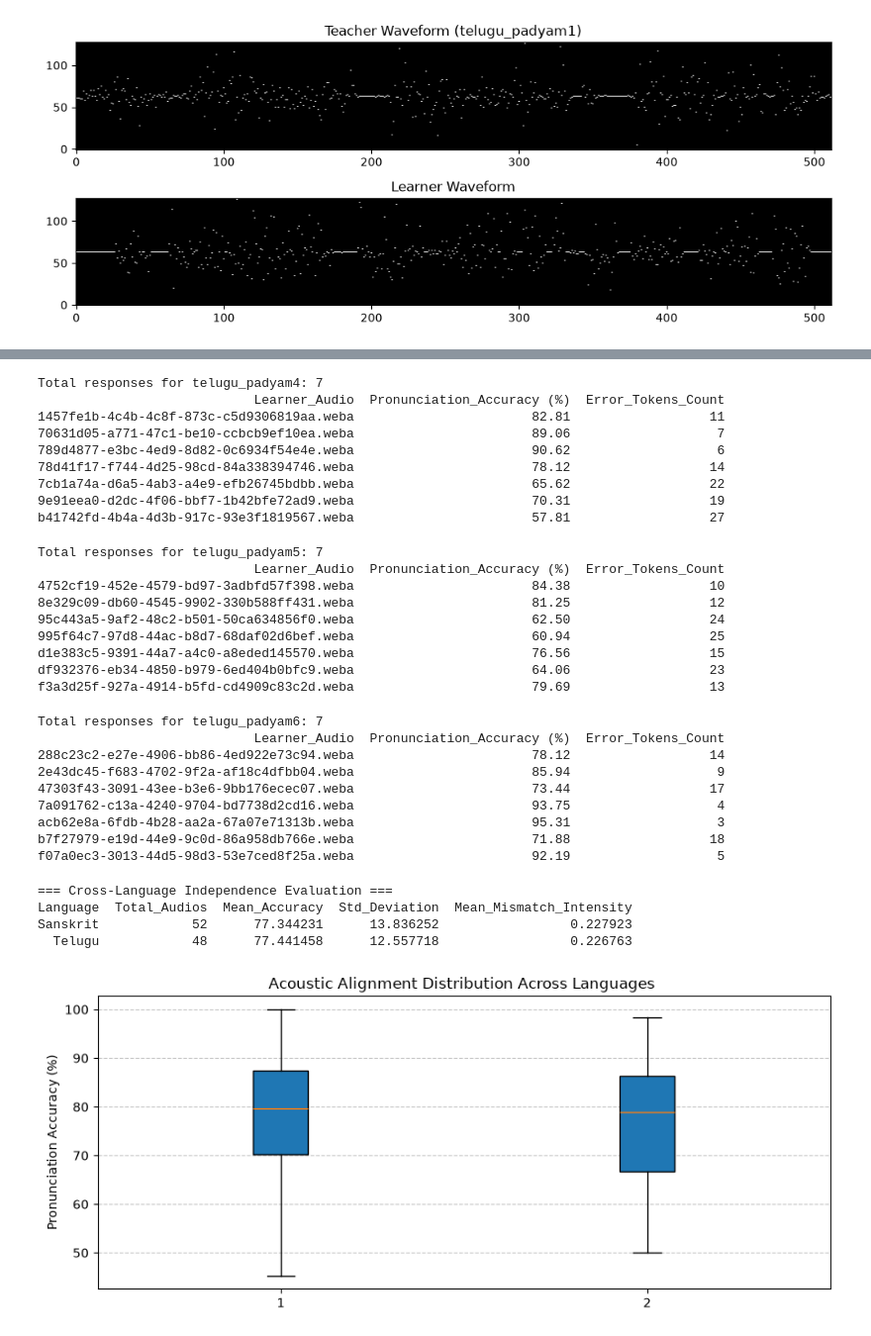
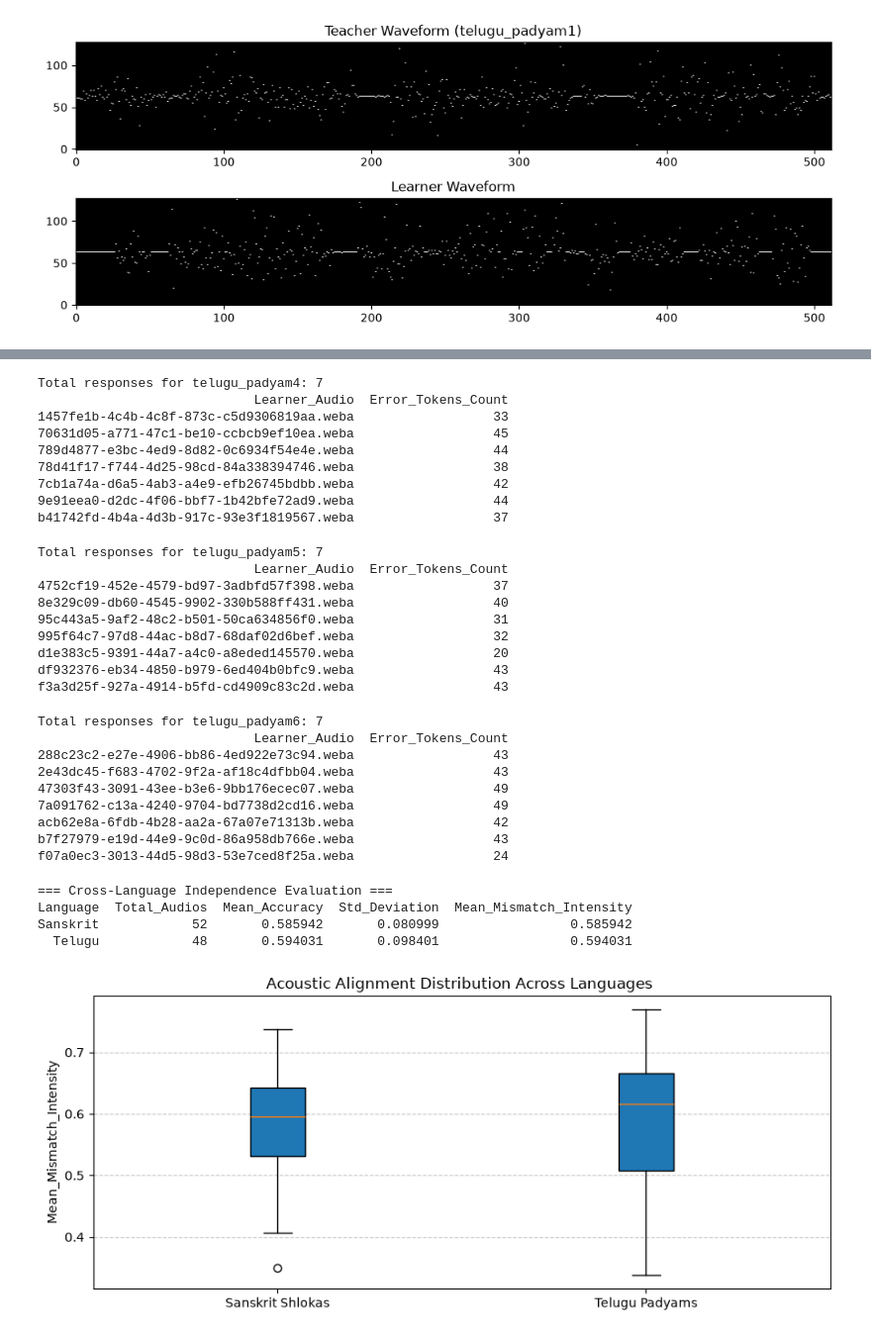
Before and after one commit to Parv0987/MTP_project, a Jupyter notebook: Project/demo.ipynb, the cells around one changed output, grey strips where cells are left out. Shown at 99% size. Drawn from its saved outputs; the diff is of its cells as text; code cells hidden in the pictures.

```diff
--- a/Project/demo.ipynb
+++ b/Project/demo.ipynb
@@ -188,7 +166,7 @@ def make_waveform_img(wav_path, W=512, H=128):
     # 3. Construct 1-channel binary 2D image
     img = np.zeros((1, H, W), dtype=np.float32)
     for x in range(W):
-        img[0, y_idx[x], x] = 1.0
+        img[0, y_idx[x], x] = 0.4
 
     return img
 
@@ -450,7 +504,7 @@ class MultilingualSyntheticDataset(Dataset):
         t_img = self.teacher_images[np.random.randint(0, len(self.teacher_images))]
 
         # Synthesize error and GT mask on-the-fly
-        synth_img, gt_mask, _ = create_synthetic_pair(t_img, K=self.K, W=self.W, H=self.H)
+        synth_img, gt_mask, _ , _= create_synthetic_pair(t_img, K=self.K, W=self.W, H=self.H)
 
         return (
             torch.tensor(t_img, dtype=torch.float32),        # [1, H, W]
@@ -770,76 +819,76 @@ dfbfa6ff-392e-4cf3-b456-8782fe92de52.weba                       71.88
 # Specific check for telugu_padyam4
 padyam4_df = df_results[df_results["Utterance_ID"] == "telugu_padyam4"]
 print(f"Total responses for telugu_padyam4: {len(padyam4_df)}")
-print(padyam4_df[["Learner_Audio", "Pronunciation_Accuracy (%)", "Error_Tokens_Count"]].to_string(index=False))
+print(padyam4_df[["Learner_Audio", "Error_Tokens_Count"]].to_string(index=False))
 # %% [output]
 Total responses for telugu_padyam4: 7
-                            Learner_Audio  Pronunciation_Accuracy (%)  Error_Tokens_Count
-1457fe1b-4c4b-4c8f-873c-c5d9306819aa.weba                       82.81                  11
-70631d05-a771-47c1-be10-ccbcb9ef10ea.weba                       89.06                   7
-789d4877-e3bc-4ed9-8d82-0c6934f54e4e.weba                       90.62                   6
-78d41f17-f744-4d25-98cd-84a338394746.weba                       78.12                  14
-7cb1a74a-d6a5-4ab3-a4e9-efb26745bdbb.weba                       65.62                  22
-9e91eea0-d2dc-4f06-bbf7-1b42bfe72ad9.weba                       70.31                  19
-b41742fd-4b4a-4d3b-917c-93e3f1819567.weba                       57.81                  27
+                            Learner_Audio  Error_Tokens_Count
+1457fe1b-4c4b-4c8f-873c-c5d9306819aa.weba                  33
+70631d05-a771-47c1-be10-ccbcb9ef10ea.weba                  45
+789d4877-e3bc-4ed9-8d82-0c6934f54e4e.weba                  44
+78d41f17-f744-4d25-98cd-84a338394746.weba                  38
+7cb1a74a-d6a5-4ab3-a4e9-efb26745bdbb.weba                  42
+9e91eea0-d2dc-4f06-bbf7-1b42bfe72ad9.weba                  44
+b41742fd-4b4a-4d3b-917c-93e3f1819567.weba                  37
 # %%
 # Specific check for telugu_padyam5
 padyam5_df = df_results[df_results["Utterance_ID"] == "telugu_padyam5"]
 print(f"Total responses for telugu_padyam5: {len(padyam5_df)}")
-print(padyam5_df[["Learner_Audio", "Pronunciation_Accuracy (%)", "Error_Tokens_Count"]].to_string(index=False))
+print(padyam5_df[["Learner_Audio", "Error_Tokens_Count"]].to_string(index=False))
 # %% [output]
 Total responses for telugu_padyam5: 7
-                            Learner_Audio  Pronunciation_Accuracy (%)  Error_Tokens_Count
-4752cf19-452e-4579-bd97-3adbfd57f398.weba                       84.38                  10
-8e329c09-db60-4545-9902-330b588ff431.weba                       81.25                  12
-95c443a5-9af2-48c2-b501-50ca634856f0.weba                       62.50                  24
-995f64c7-97d8-44ac-b8d7-68daf02d6bef.weba                       60.94                  25
-d1e383c5-9391-44a7-a4c0-a8eded145570.weba                       76.56                  15
-df932376-eb34-4850-b979-6ed404b0bfc9.weba                       64.06                  23
-f3a3d25f-927a-4914-b5fd-cd4909c83c2d.weba                       79.69                  13
+                            Learner_Audio  Error_Tokens_Count
+4752cf19-452e-4579-bd97-3adbfd57f398.weba                  37
+8e329c09-db60-4545-9902-330b588ff431.weba                  40
+95c443a5-9af2-48c2-b501-50ca634856f0.weba                  31
+995f64c7-97d8-44ac-b8d7-68daf02d6bef.weba                  32
+d1e383c5-9391-44a7-a4c0-a8eded145570.weba                  20
+df932376-eb34-4850-b979-6ed404b0bfc9.weba                  43
+f3a3d25f-927a-4914-b5fd-cd4909c83c2d.weba                  43
 # %%
 # Specific check for telugu_padyam6
 padyam6_df = df_results[df_results["Utterance_ID"] == "telugu_padyam6"]
 print(f"Total responses for telugu_padyam6: {len(padyam6_df)}")
-print(padyam6_df[["Learner_Audio", "Pronunciation_Accuracy (%)", "Error_Tokens_Count"]].to_string(index=False))
+print(padyam6_df[["Learner_Audio", "Error_Tokens_Count"]].to_string(index=False))
 # %% [output]
 Total responses for telugu_padyam6: 7
-                            Learner_Audio  Pronunciation_Accuracy (%)  Error_Tokens_Count
-288c23c2-e27e-4906-bb86-4ed922e73c94.weba                       78.12                  14
-2e43dc45-f683-4702-9f2a-af18c4dfbb04.weba                       85.94                   9
-47303f43-3091-43ee-b3e6-9bb176ecec07.weba                       73.44                  17
-7a091762-c13a-4240-9704-bd7738d2cd16.weba                       93.75                   4
-acb62e8a-6fdb-4b28-aa2a-67a07e71313b.weba                       95.31                   3
-b7f27979-e19d-44e9-9c0d-86a958db766e.weba                       71.88                  18
-f07a0ec3-3013-44d5-98d3-53e7ced8f25a.weba                       92.19                   5
+                            Learner_Audio  Error_Tokens_Count
+288c23c2-e27e-4906-bb86-4ed922e73c94.weba                  43
+2e43dc45-f683-4702-9f2a-af18c4dfbb04.weba                  43
+47303f43-3091-43ee-b3e6-9bb176ecec07.weba                  49
+7a091762-c13a-4240-9704-bd7738d2cd16.weba                  49
+acb62e8a-6fdb-4b28-aa2a-67a07e71313b.weba                  42
+b7f27979-e19d-44e9-9c0d-86a958db766e.weba                  43
+f07a0ec3-3013-44d5-98d3-53e7ced8f25a.weba                  24
 # %%
 # -------------------------------------------------------------
 # Cross-Language Independence Validation (Sanskrit vs Telugu)
 # -------------------------------------------------------------
 lang_summary = df_results.groupby("Language").agg(
     Total_Audios=('Learner_Audio', 'count'),
-    Mean_Accuracy=('Pronunciation_Accuracy (%)', 'mean'),
-    Std_Deviation=('Pronunciation_Accuracy (%)', 'std'),
+    Mean_Accuracy=('Mean_Mismatch_Intensity', 'mean'),
+    Std_Deviation=('Mean_Mismatch_Intensity', 'std'),
     Mean_Mismatch_Intensity=('Mean_Mismatch_Intensity', 'mean')
 ).reset_index()
 
 print("=== Cross-Language Independence Evaluation ===")
 print(lang_summary.to_string(index=False))
 
 # Visualization: Distribution Comparison
 plt.figure(figsize=(9, 4))
 plt.boxplot([
-    df_results[df_results["Language"] == "Sanskrit"]["Pronunciation_Accuracy (%)"],
-    df_results[df_results["Language"] == "Telugu"]["Pronunciation_Accuracy (%)"]
+    df_results[df_results["Language"] == "Sanskrit"]["Mean_Mismatch_Intensity"],
+    df_results[df_results["Language"] == "Telugu"]["Mean_Mismatch_Intensity"]
 ], patch_artist=True)
 plt.xticks([1, 2], ["Sanskrit Shlokas", "Telugu Padyams"])
 plt.title("Acoustic Alignment Distribution Across Languages ")
-plt.ylabel("Pronunciation Accuracy (%)")
+plt.ylabel("Mean_Mismatch_Intensity")
 plt.grid(axis='y', linestyle='--', alpha=0.7)
 plt.tight_layout()
 plt.show()
 # %% [output]
 === Cross-Language Independence Evaluation ===
 Language  Total_Audios  Mean_Accuracy  Std_Deviation  Mean_Mismatch_Intensity
-Sanskrit            52      77.344231      13.836252                 0.227923
-  Telugu            48      77.441458      12.557718                 0.226763
+Sanskrit            52       0.585942       0.080999                 0.585942
+  Telugu            48       0.594031       0.098401                 0.594031
-[figure, old version]
+[figure, new version]
```
Also changed, not shown: parts of 17 cells of this notebook.
